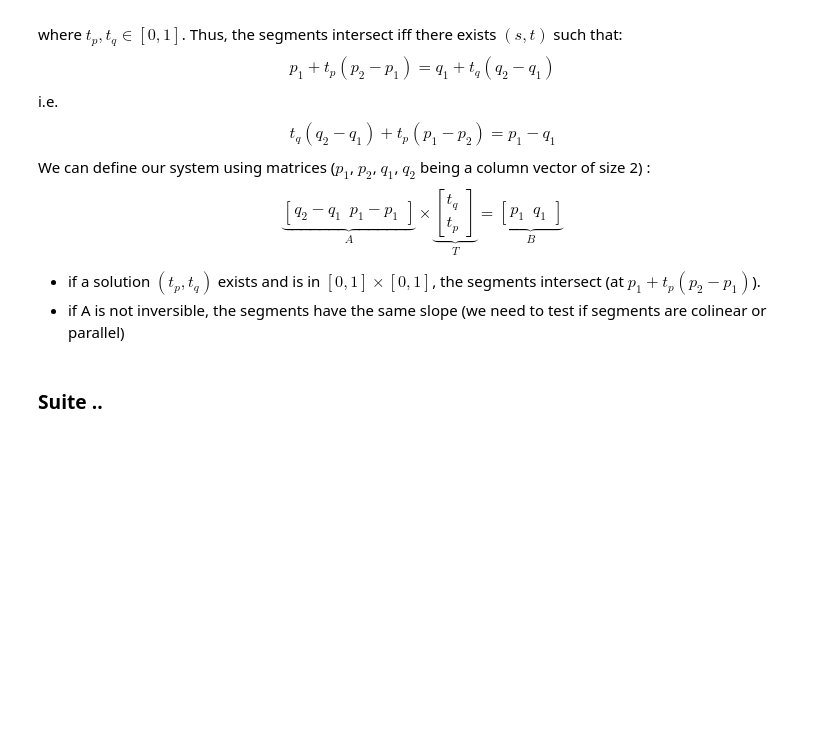
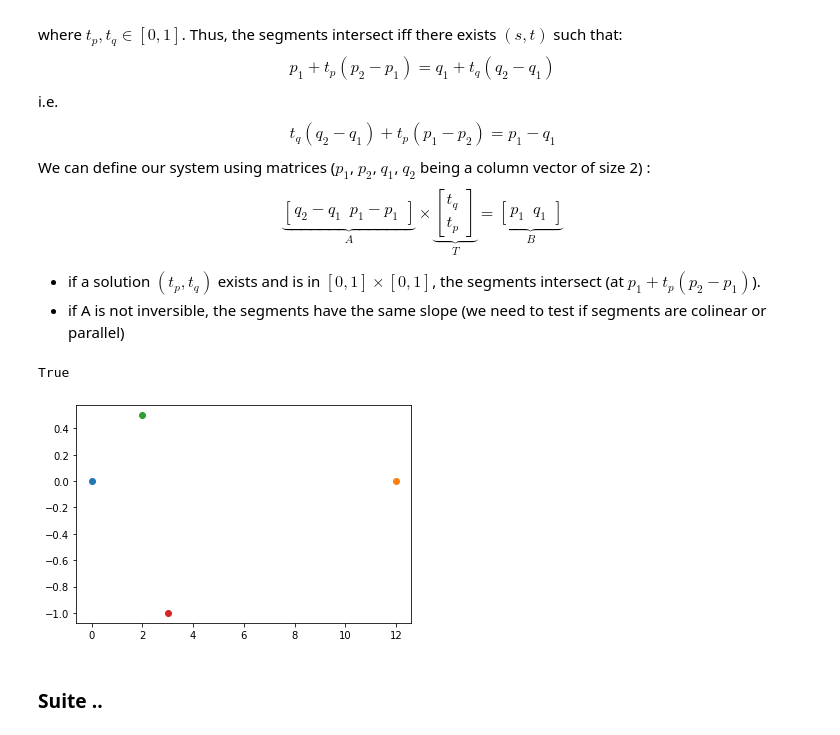
Before and after one commit to JulienNonin/error-btw-trajectories, a Jupyter notebook: Main.ipynb, the cells around one changed output. Cells and saved outputs as stored; diff of their text form; code cells hidden in the pictures; blank space fills up the shorter version.

```diff
--- a/Main.ipynb
+++ b/Main.ipynb
@@ -95,6 +103,14 @@ def find_intersection(p1, p2, q1, q2, display = False):
     else: # TODO ?
         pass
     return None
+# %%
+p1, p2, q1, q2 = np.array([0,0]), np.array([12, 0]), np.array([2, 0.5]), np.array([3, -1])
+plt.plot(*p1,'o', *p2, 'o', *q1, 'o', *q2, 'o')
+intersect = find_intersection(p1, p2, q1, q2)
+print(np.all(intersect != None))
+# %% [output]
+True
+[figure, added]
 # %% [markdown]
 ### Suite ..
 # %%
```
Also changed, not shown: parts of 5 cells of this notebook, 7 other files.
